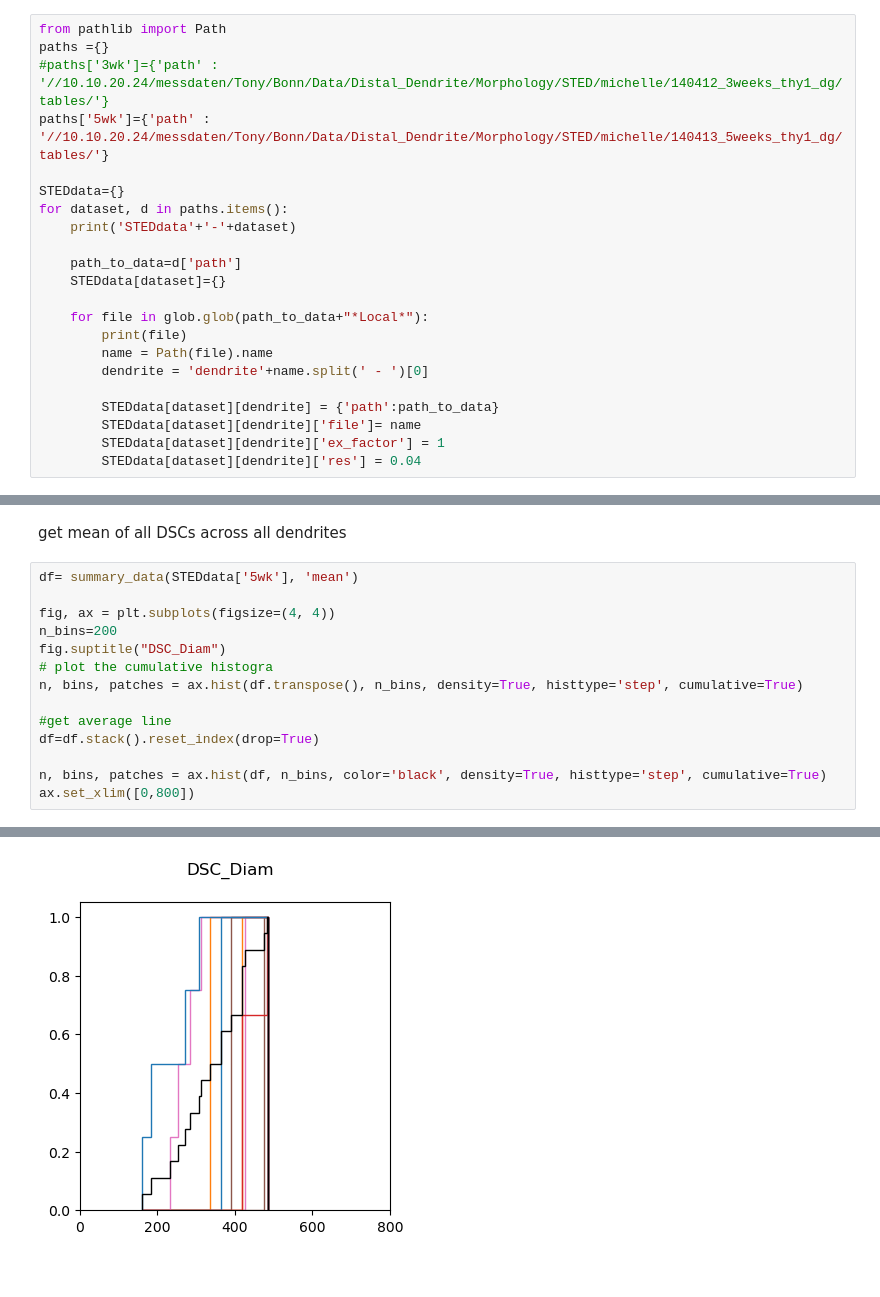
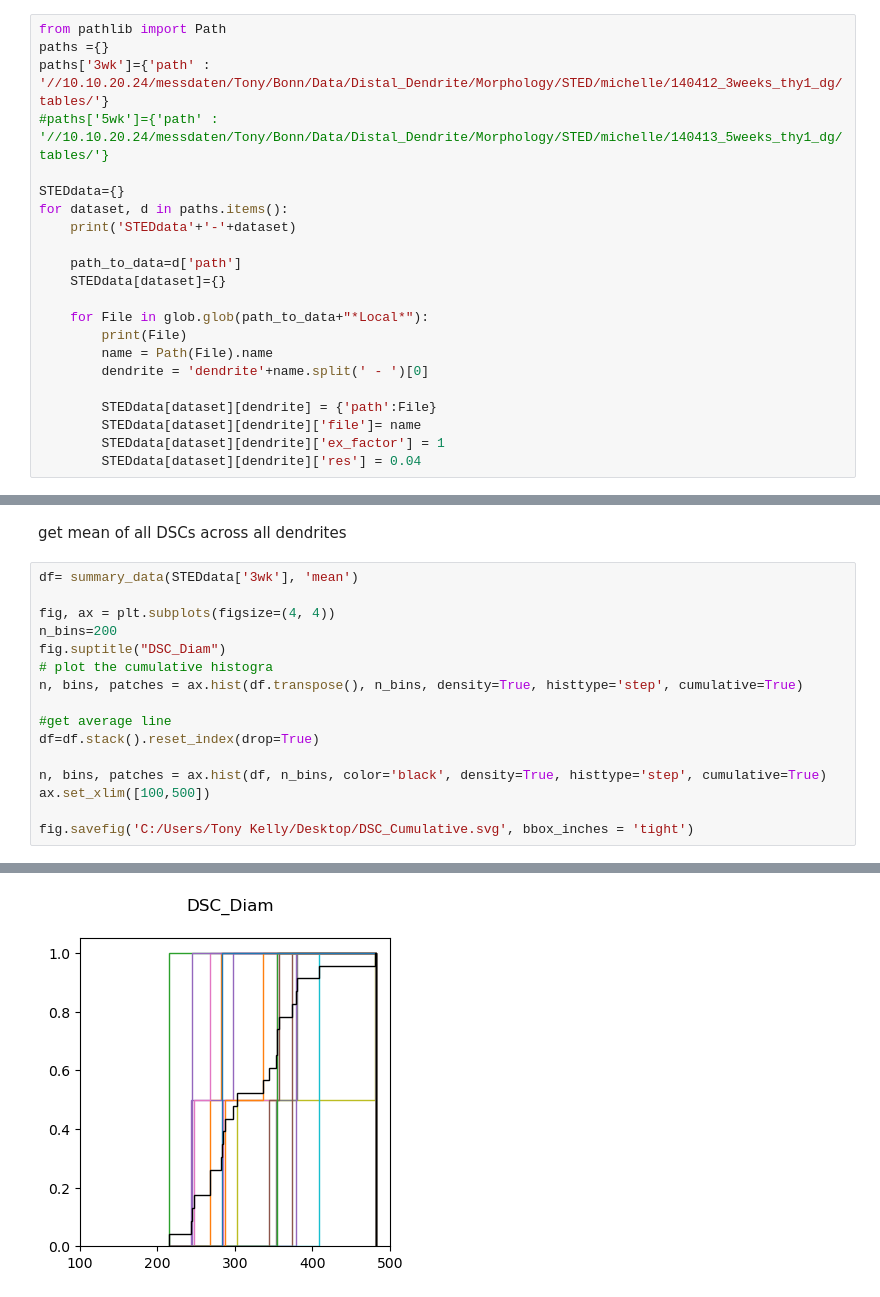
Before and after one commit to tonykelly00/DSC_morphology_pipeline, a Jupyter notebook: notebooks/analysis.ipynb, the cells around one changed output, grey strips where cells are left out. Drawn from its saved outputs; the diff is of its cells as text.

```diff
--- a/notebooks/analysis.ipynb
+++ b/notebooks/analysis.ipynb
@@ -31,8 +31,8 @@ import data
 # %%
 from pathlib import Path
 paths ={}
-#paths['3wk']={'path' : '//10.10.20.24/messdaten/Tony/Bonn/Data/Distal_Dendrite/Morphology/STED/michelle/140412_3weeks_thy1_dg/tables/'}
-paths['5wk']={'path' : '//10.10.20.24/messdaten/Tony/Bonn/Data/Distal_Dendrite/Morphology/STED/michelle/140413_5weeks_thy1_dg/tables/'}
+paths['3wk']={'path' : '//10.10.20.24/messdaten/Tony/Bonn/Data/Distal_Dendrite/Morphology/STED/michelle/140412_3weeks_thy1_dg/tables/'}
+#paths['5wk']={'path' : '//10.10.20.24/messdaten/Tony/Bonn/Data/Distal_Dendrite/Morphology/STED/michelle/140413_5weeks_thy1_dg/tables/'}
 
 STEDdata={}
 for dataset, d in paths.items():
@@ -41,12 +41,12 @@ for dataset, d in paths.items():
     path_to_data=d['path']
     STEDdata[dataset]={}
 
-    for file in glob.glob(path_to_data+"*Local*"):
-        print(file)
-        name = Path(file).name
+    for File in glob.glob(path_to_data+"*Local*"):
+        print(File)
+        name = Path(File).name
         dendrite = 'dendrite'+name.split(' - ')[0]
 
-        STEDdata[dataset][dendrite] = {'path':path_to_data}
+        STEDdata[dataset][dendrite] = {'path':File}
         STEDdata[dataset][dendrite]['file']= name
         STEDdata[dataset][dendrite]['ex_factor'] = 1
         STEDdata[dataset][dendrite]['res'] = 0.04
@@ -173,7 +183,7 @@ KeyError: 'DSCs'
 # %% [markdown]
 get mean of all DSCs across all dendrites
 # %%
-df= summary_data(STEDdata['5wk'], 'mean')
+df= summary_data(STEDdata['3wk'], 'mean')
 
 fig, ax = plt.subplots(figsize=(4, 4))
 n_bins=200
@@ -185,5 +195,7 @@ n, bins, patches = ax.hist(df.transpose(), n_bins, density=True, histtype='step'
 df=df.stack().reset_index(drop=True)
 
 n, bins, patches = ax.hist(df, n_bins, color='black', density=True, histtype='step', cumulative=True)
-ax.set_xlim([0,800])
+ax.set_xlim([100,500])
+
+fig.savefig('C:/Users/Tony Kelly/Desktop/DSC_Cumulative.svg', bbox_inches = 'tight')
 # %% [output]
@@ -192,2 +203,2 @@ ax.set_xlim([0,800])
-[figure, old version]
+[figure, new version]
 # %%
```
Also changed, not shown: parts of 13 cells of this notebook, 2 other files.
